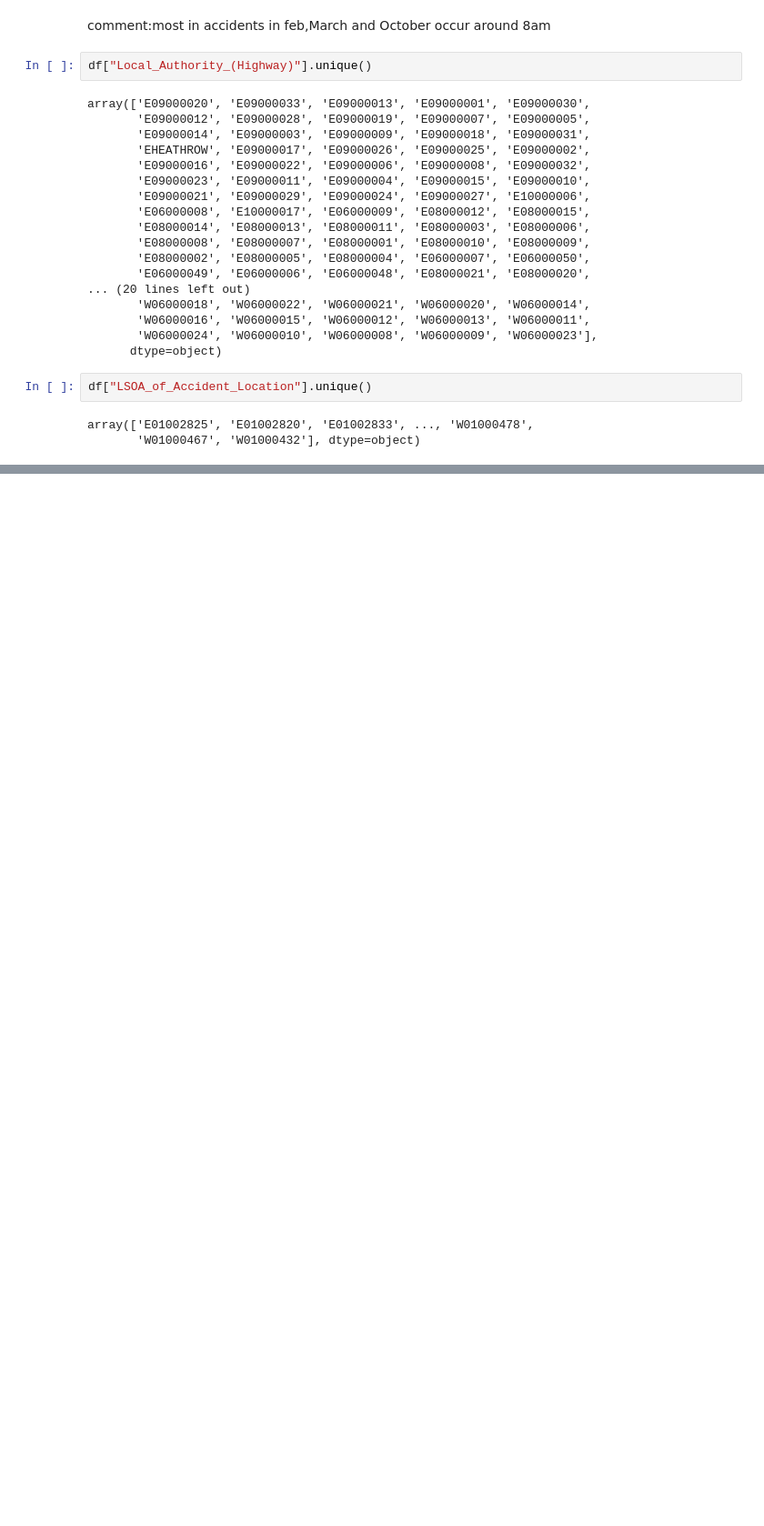
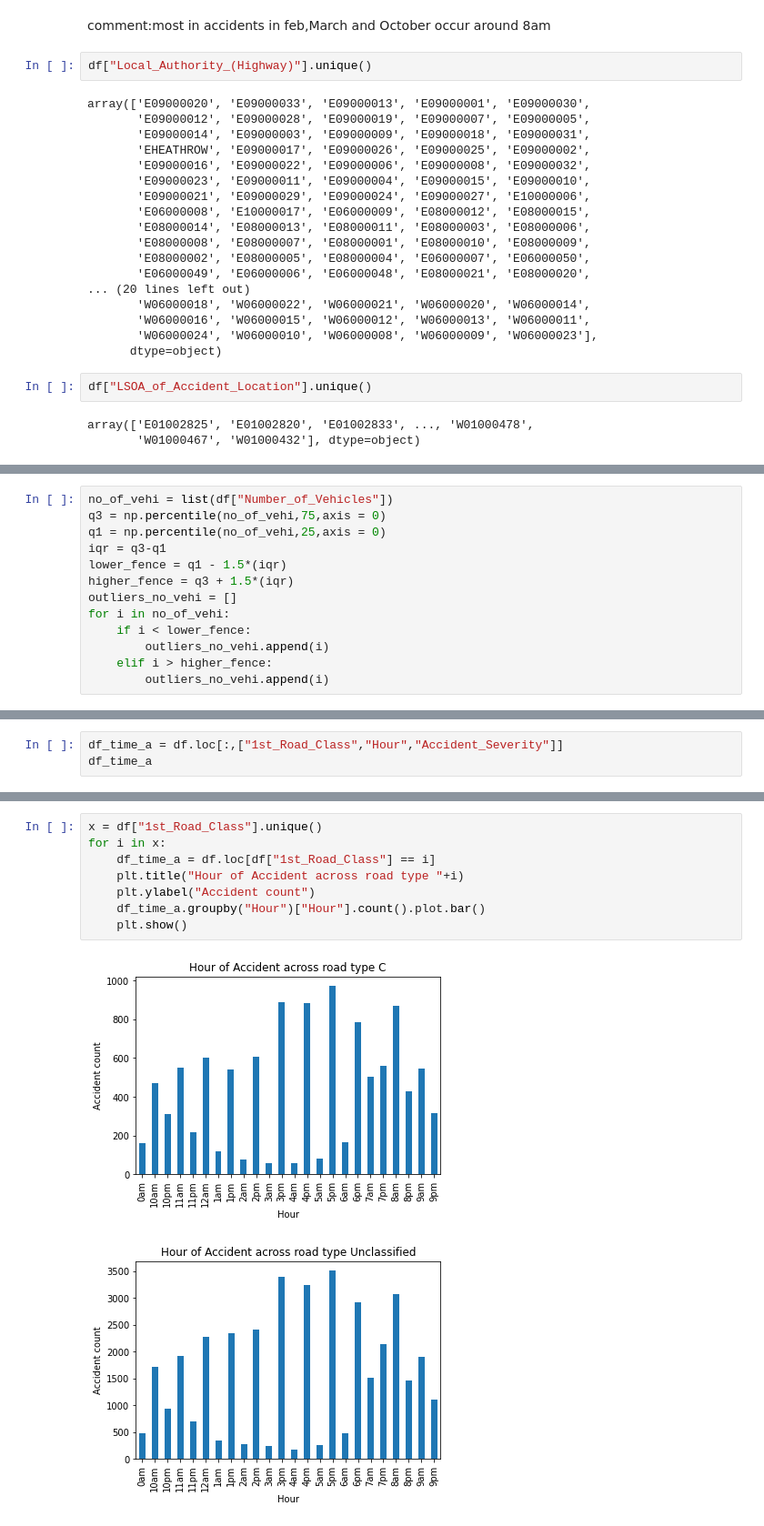
Before and after one commit to OwusuBlessing/Stage_C_Premier_practice, a Jupyter notebook: Starter_EDA.ipynb, the cells around one changed output, grey strips where cells are left out. Shown at 91% size. Drawn from its saved outputs; the diff is of its cells as text; blank space fills up the shorter version.

```diff
--- a/Starter_EDA.ipynb
+++ b/Starter_EDA.ipynb
@@ -384,0 +709,13 @@ array(['E01002825', 'E01002820', 'E01002833', ..., 'W01000478',
+# %%
+no_of_vehi = list(df["Number_of_Vehicles"])
+q3 = np.percentile(no_of_vehi,75,axis = 0)
+q1 = np.percentile(no_of_vehi,25,axis = 0)
+iqr = q3-q1
+lower_fence = q1 - 1.5*(iqr)
+higher_fence = q3 + 1.5*(iqr)
+outliers_no_vehi = []
+for i in no_of_vehi:
+    if i < lower_fence:
+        outliers_no_vehi.append(i)
+    elif i > higher_fence:
+        outliers_no_vehi.append(i)
@@ -384,0 +799,3 @@ array(['E01002825', 'E01002820', 'E01002833', ..., 'W01000478',
+# %%
+df_time_a = df.loc[:,["1st_Road_Class","Hour","Accident_Severity"]]
+df_time_a
@@ -384,0 +816,11 @@ array(['E01002825', 'E01002820', 'E01002833', ..., 'W01000478',
+# %%
+x = df["1st_Road_Class"].unique()
+for i in x:
+    df_time_a = df.loc[df["1st_Road_Class"] == i]
+    plt.title("Hour of Accident across road type "+i)
+    plt.ylabel("Accident count")
+    df_time_a.groupby("Hour")["Hour"].count().plot.bar()
+    plt.show()
+# %% [output]
+[figure, added]
+[figure, added]
```
Also changed, not shown: parts of 80 cells of this notebook, 14 other files.
